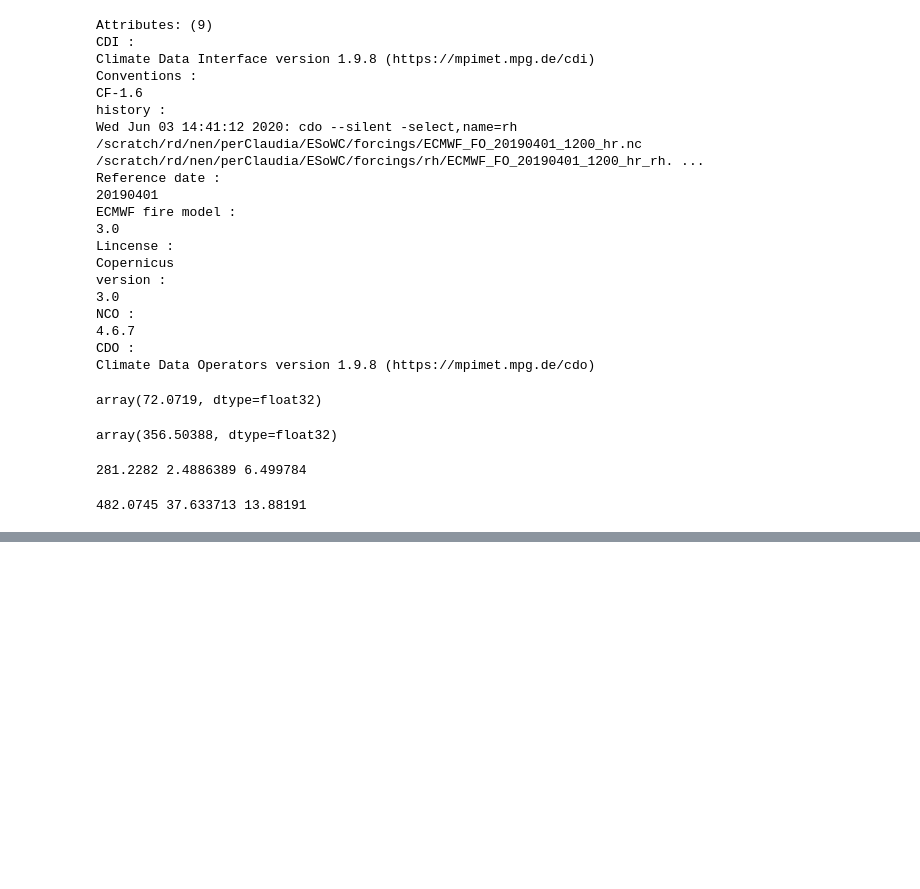
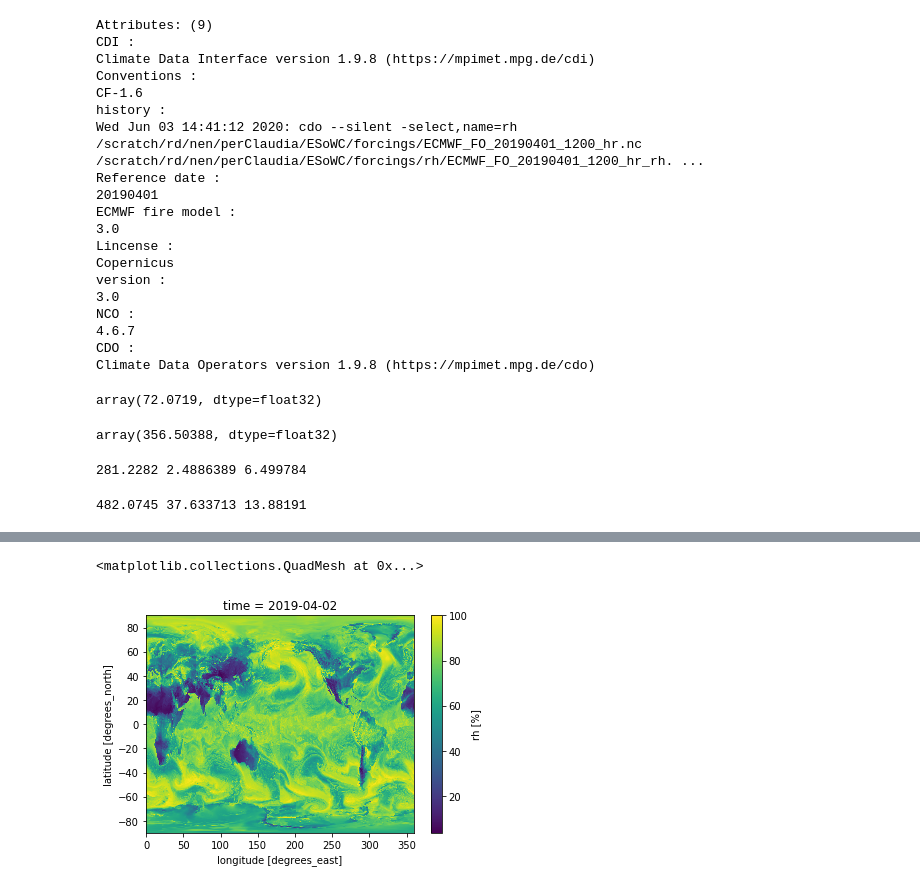
Before and after one commit to tejasvi/deepFWI, a Jupyter notebook: data/fwi_global/fwi_forcings.ipynb, the cells around one changed output, grey strips where cells are left out. Drawn from its saved outputs; the diff is of its cells as text; code cells hidden in the pictures; blank space fills up the shorter version.

```diff
--- a/data/fwi_global/fwi_forcings.ipynb
+++ b/data/fwi_global/fwi_forcings.ipynb
@@ -154,0 +164,5 @@ stats(full.wspeed.values)
+# %%
+tmp1.rh[1].plot()
+# %% [output]
+<matplotlib.collections.QuadMesh at 0x...>
+[figure, added]
```
Also changed, not shown: parts of 13 cells of this notebook, 4 other files.
